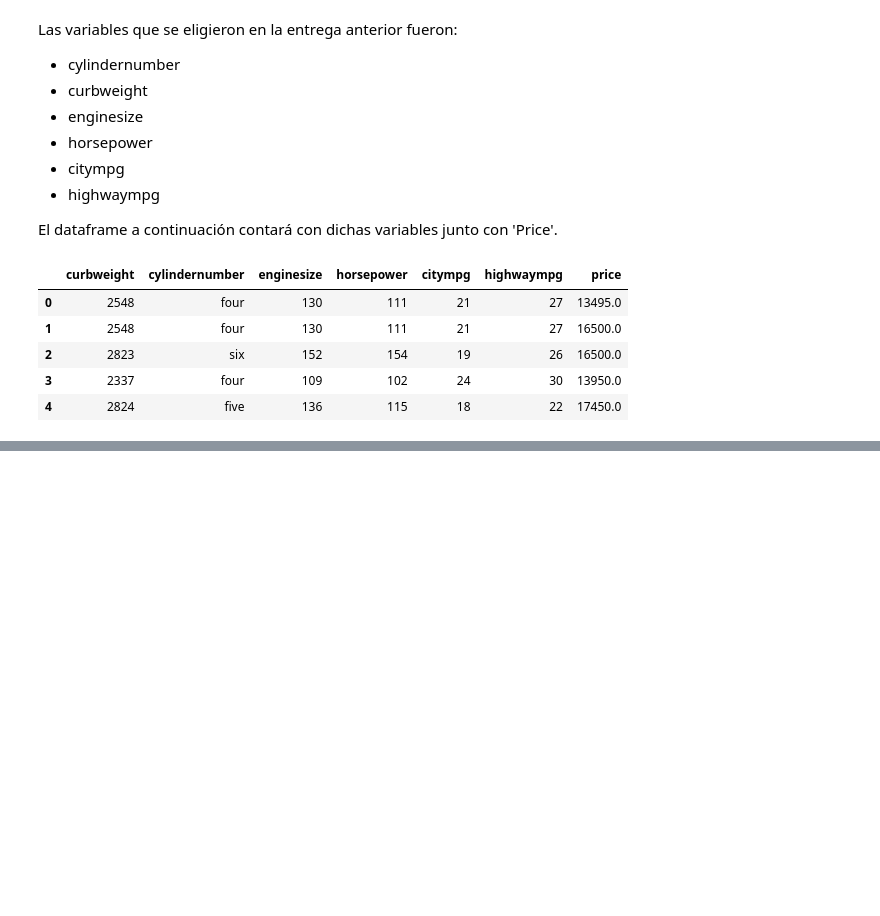
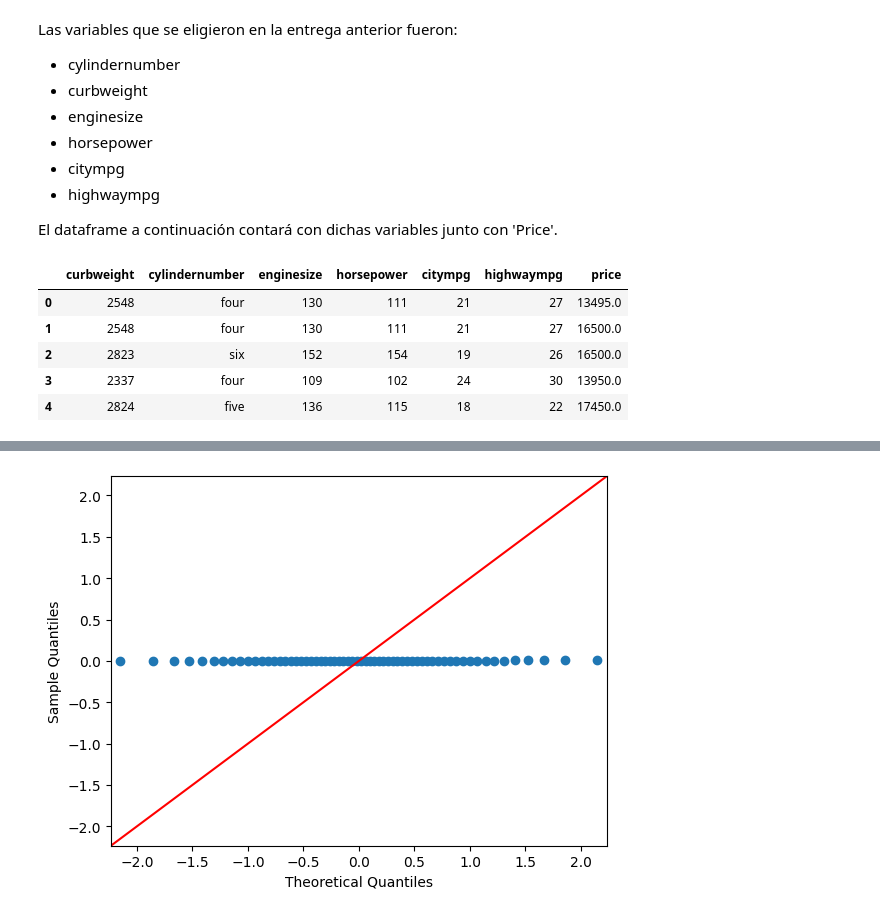
Before and after one commit to fedemedina72/PortafolioTC3006C, a Jupyter notebook: Modulo1/ConstruccionModelo.ipynb, the cells around one changed output, grey strips where cells are left out. Drawn from its saved outputs; the diff is of its cells as text; code cells hidden in the pictures; blank space fills up the shorter version.

```diff
--- a/Modulo1/ConstruccionModelo.ipynb
+++ b/Modulo1/ConstruccionModelo.ipynb
@@ -33,0 +224,5 @@ datos.head()
+# %%
+sm.qqplot(resultados['residual'], line ='45')
+py.show()
+# %% [output]
+[figure, added]
```
Also changed, not shown: parts of 24 cells of this notebook.
